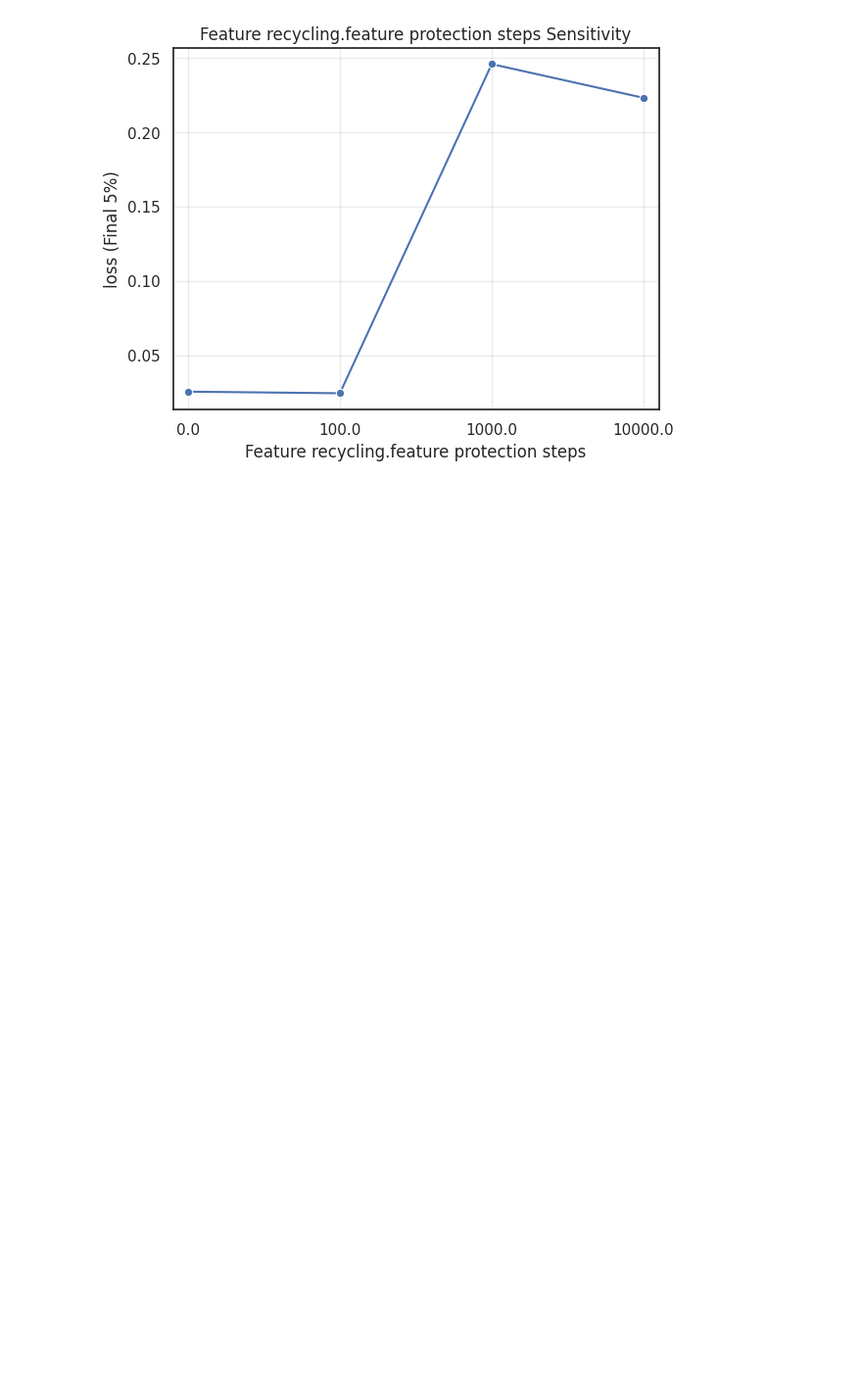
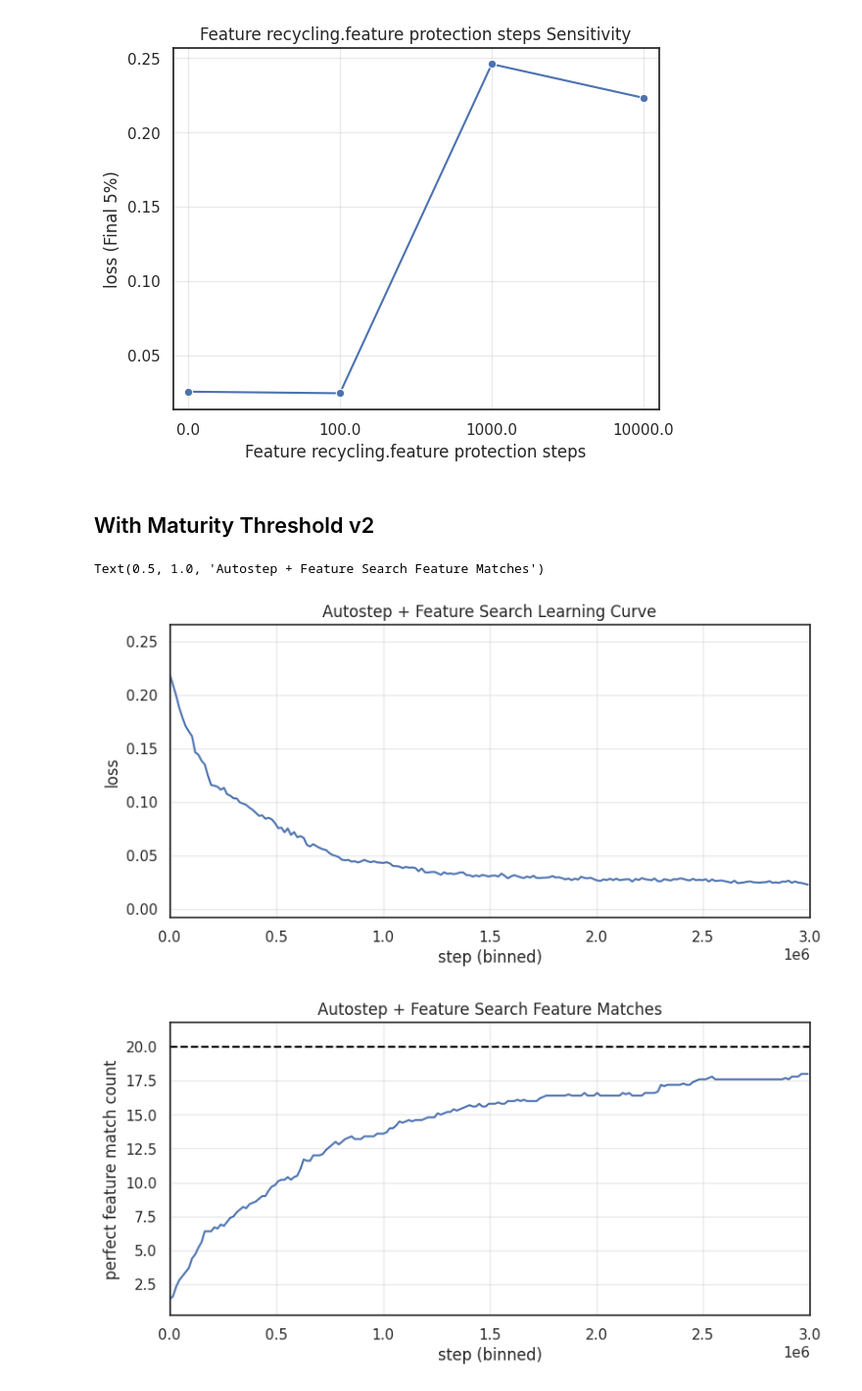
Before and after one commit to ejmejm/phd_research, a Jupyter notebook: phd/feature_search/analysis/paper_part_1_v1/ns_autostep_and_search_redone.ipynb, the cells around one changed output. Shown at 98% size. Cells and saved outputs as stored; diff of their text form; code cells hidden in the pictures; blank space fills up the shorter version.

```diff
--- a/phd/feature_search/analysis/paper_part_1_v1/ns_autostep_and_search_redone.ipynb
+++ b/phd/feature_search/analysis/paper_part_1_v1/ns_autostep_and_search_redone.ipynb
@@ -232,3 +237,40 @@ for param_name, param_value in default_hyperparams.items():
 [figure]
 [figure]
 [figure]
+# %% [markdown]
+## With Maturity Threshold v2
+# %%
+best_hyperparams = {
+    'feature_recycling.recycle_rate': 0.005,
+    'feature_recycling.utility_decay': 0.99999,
+    'feature_recycling.feature_protection_steps': 0.0,
+}
+selected_run_df, selected_config_df = select_experiment_runs(
+    run_df = run_dfs['maturity_threshold_hyper_sweep_v2'],
+    config_df = config_dfs['maturity_threshold_hyper_sweep_v2'],
+    chosen_values = best_hyperparams,
+)
+
+plot_learning_curves(
+    run_df = selected_run_df,
+    config_df = selected_config_df,
+    n_bins = 200,
+    figsize = (8, 4),
+)
+plt.title('Autostep + Feature Search Learning Curve')
+
+plot_learning_curves(
+    run_df = selected_run_df,
+    config_df = selected_config_df,
+    y_col = 'feature_match/perfect_match_count',
+    y_label = 'perfect feature match count',
+    n_bins = 200,
+    figsize = (8, 4),
+)
+plt.axhline(20, color='black', linestyle='--')
+
+plt.title('Autostep + Feature Search Feature Matches')
+# %% [output]
+Text(0.5, 1.0, 'Autostep + Feature Search Feature Matches')
+[figure, added]
+[figure, added]
```
Also changed, not shown: parts of 4 cells of this notebook, 2 other files.
